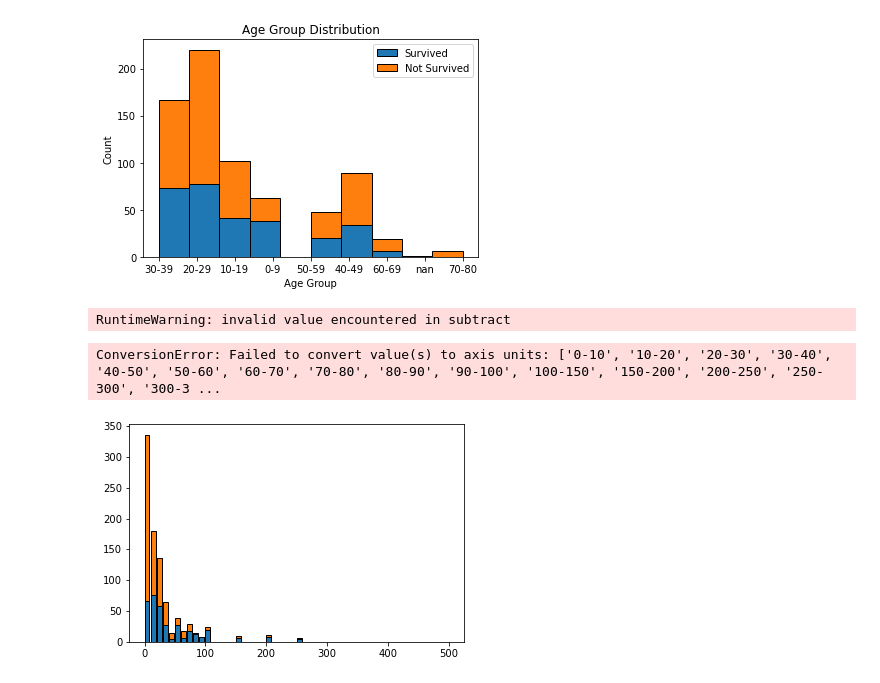
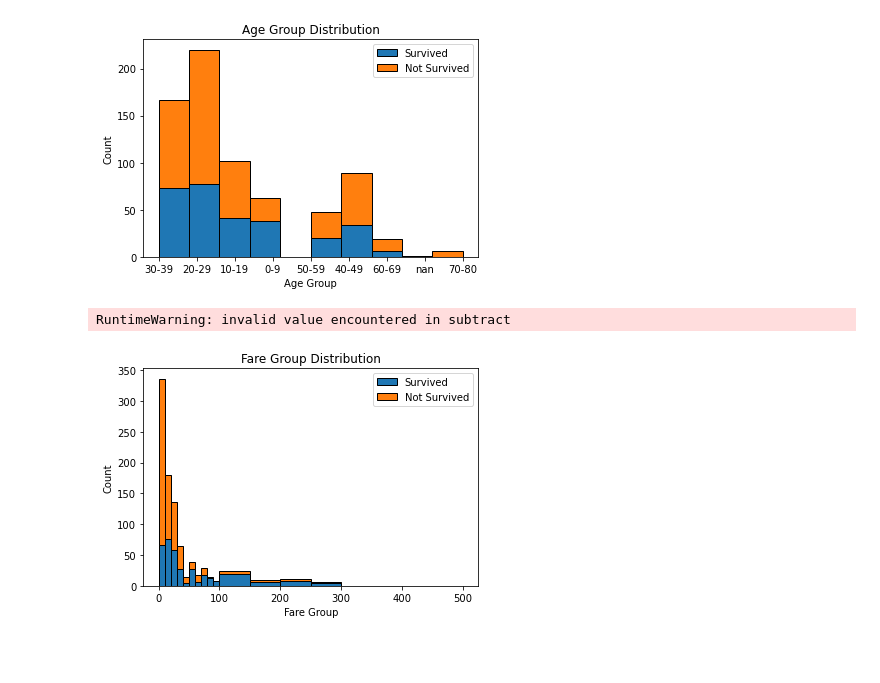
Before and after one commit to Yichen575/kaggle-projects, a Jupyter notebook: titanic/Data-analysis.ipynb, the cells around one changed output. Drawn from its saved outputs; the diff is of its cells as text; code cells hidden in the pictures; blank space fills up the shorter version.

```diff
--- a/titanic/Data-analysis.ipynb
+++ b/titanic/Data-analysis.ipynb
@@ -175,20 +175,19 @@ See the caveats in the documentation: https://pandas.pydata.org/pandas-docs/stab
 # %%
 # Remove the blank age
 filtered_live_df = live_df.dropna(subset=['Fare'])
 filtered_death_df = death_df.dropna(subset=['Fare'])
 
 bins = [0, 10, 20, 30, 40, 50, 60, 70, 80, 90, 100, 150, 200, 250, 300, 350, 400, 450, 500, float('inf')]
 labels = ['0-10', '10-20', '20-30', '30-40', '40-50', '50-60', '60-70', '70-80', '80-90', '90-100', '100-150', '150-200', '200-250', '250-300', '300-350', '350-400', '400-450', '450-500', '500+']
 
 
-plt.hist([filtered_live_df['Fare'], filtered_death_df['Fare']],bins = bins, stacked=True, density=False, width = 8, edgecolor='black')
-plt.xticks(labels)
+plt.hist([filtered_live_df['Fare'], filtered_death_df['Fare']],bins = bins, stacked=True, density=False, edgecolor='black')
+
 plt.xlabel('Fare Group')
 plt.ylabel('Count')
 plt.title('Fare Group Distribution')
 plt.legend(['Survived', 'Not Survived'])
 plt.show()
 # %% [output]
 RuntimeWarning: invalid value encountered in subtract
-ConversionError: Failed to convert value(s) to axis units: ['0-10', '10-20', '20-30', '30-40', '40-50', '50-60', '60-70', '70-80', '80-90', '90-100', '100-150', '150-200', '200-250', '250-300', '300-3 ...
-[figure, old version]
+[figure, new version]
```
Also changed, not shown: parts of 4 cells of this notebook.
